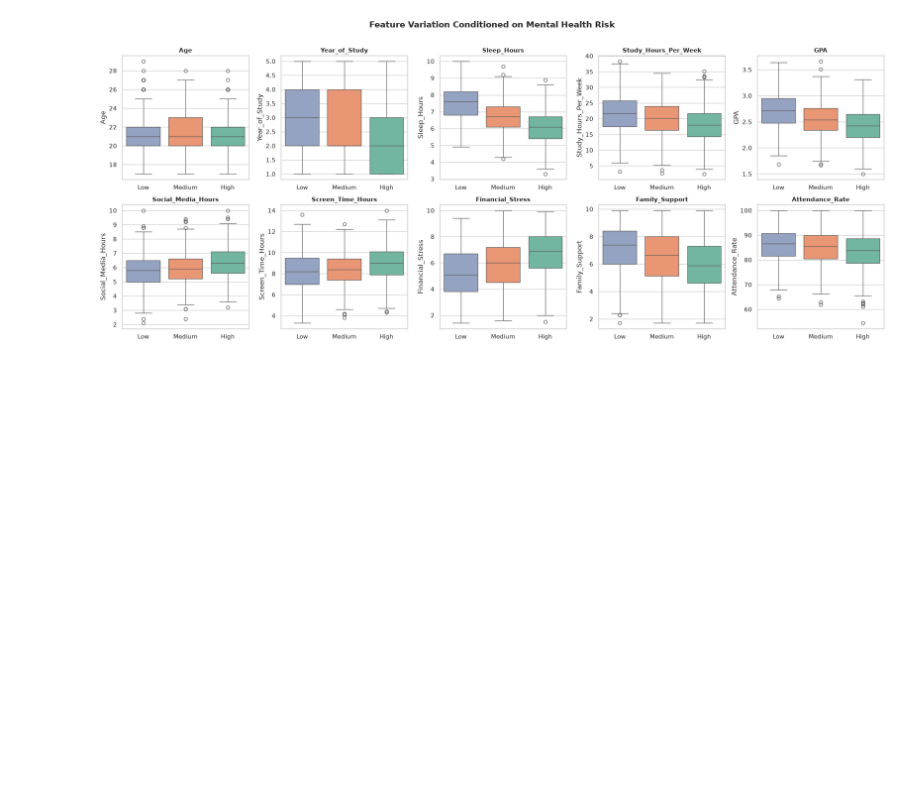
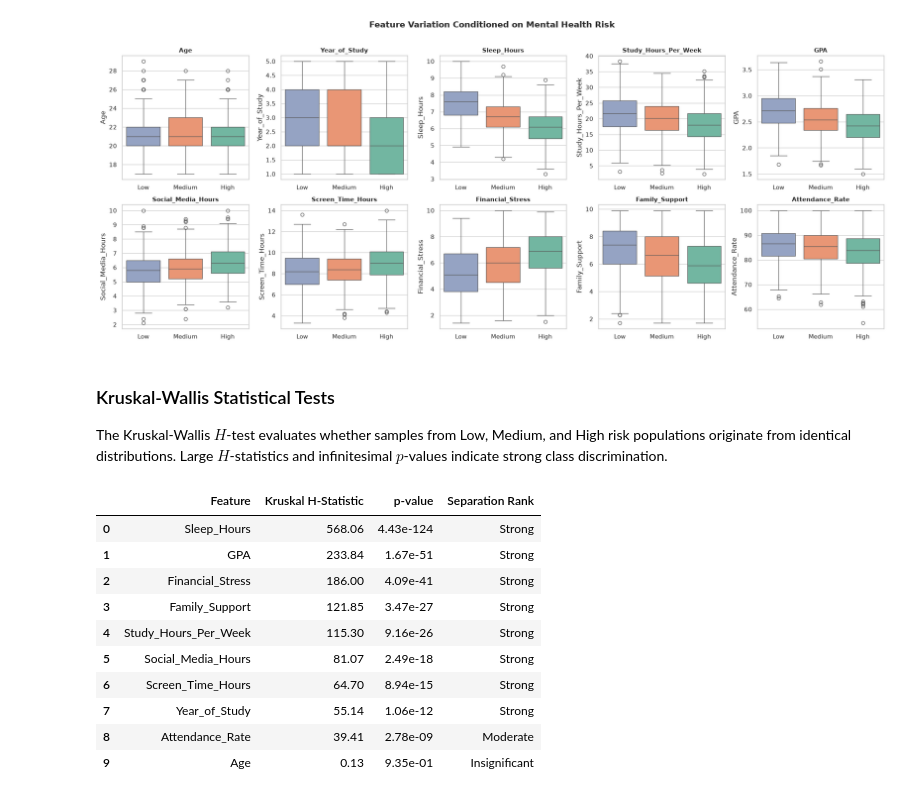
Before and after one commit to Badr-Eddine-Slaoui/CAMPUSWELL-RIS-LAB, a Jupyter notebook: notebooks/01_eda.ipynb, the cells around one changed output. Saved outputs shown, nothing was run; the diff lists cells and outputs as text; code cells hidden in the pictures; blank space fills up the shorter version.

```diff
--- a/notebooks/01_eda.ipynb
+++ b/notebooks/01_eda.ipynb
@@ -266,3 +266,32 @@ plt.tight_layout()
 plt.show()
 # %% [output]
 [figure]
+# %% [markdown]
+### Kruskal-Wallis Statistical Tests
+The Kruskal-Wallis $H$-test evaluates whether samples from Low, Medium, and High risk populations originate from identical distributions. Large $H$-statistics and infinitesimal $p$-values indicate strong class discrimination.
+# %%
+kruskal_records = []
+for col in NUMERICAL_FEATURES:
+    groups = [grp[col].dropna() for _, grp in df.groupby(TARGET_COLUMN)]
+    h_stat, p_val = stats.kruskal(*groups)
+    kruskal_records.append({
+        "Feature": col,
+        "Kruskal H-Statistic": round(float(h_stat), 2),
+        "p-value": f"{p_val:.2e}",
+        "Separation Rank": "Strong" if p_val < 1e-10 else ("Moderate" if p_val < 0.05 else "Insignificant")
+    })
+
+kruskal_df = pd.DataFrame(kruskal_records).sort_values("Kruskal H-Statistic", ascending=False).reset_index(drop=True)
+kruskal_df
+# %% [output]
+|  | Feature | Kruskal H-Statistic | p-value | Separation Rank |
+| 0 | Sleep_Hours | 568.06 | 4.43e-124 | Strong |
+| 1 | GPA | 233.84 | 1.67e-51 | Strong |
+| 2 | Financial_Stress | 186.00 | 4.09e-41 | Strong |
+| 3 | Family_Support | 121.85 | 3.47e-27 | Strong |
+| 4 | Study_Hours_Per_Week | 115.30 | 9.16e-26 | Strong |
+| 5 | Social_Media_Hours | 81.07 | 2.49e-18 | Strong |
+| 6 | Screen_Time_Hours | 64.70 | 8.94e-15 | Strong |
+| 7 | Year_of_Study | 55.14 | 1.06e-12 | Strong |
+| 8 | Attendance_Rate | 39.41 | 2.78e-09 | Moderate |
+| 9 | Age | 0.13 | 9.35e-01 | Insignificant |
```
Also changed, not shown: parts of 4 cells of this notebook.
